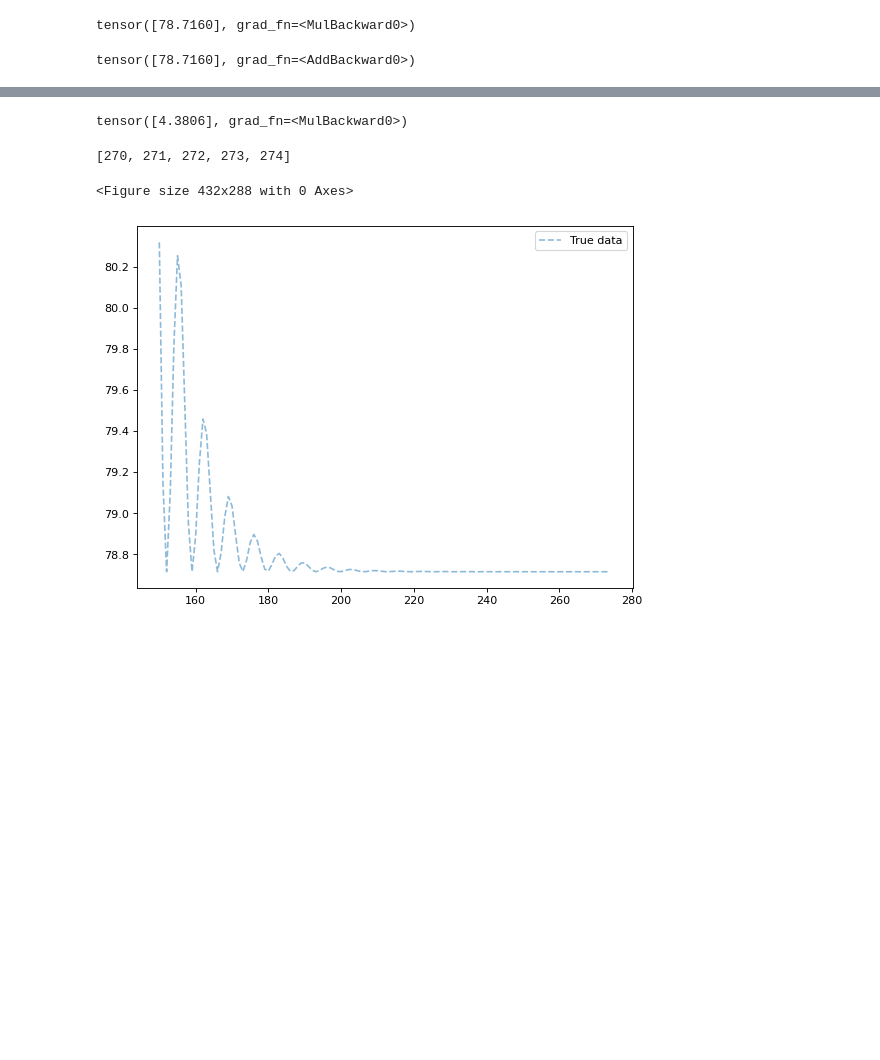
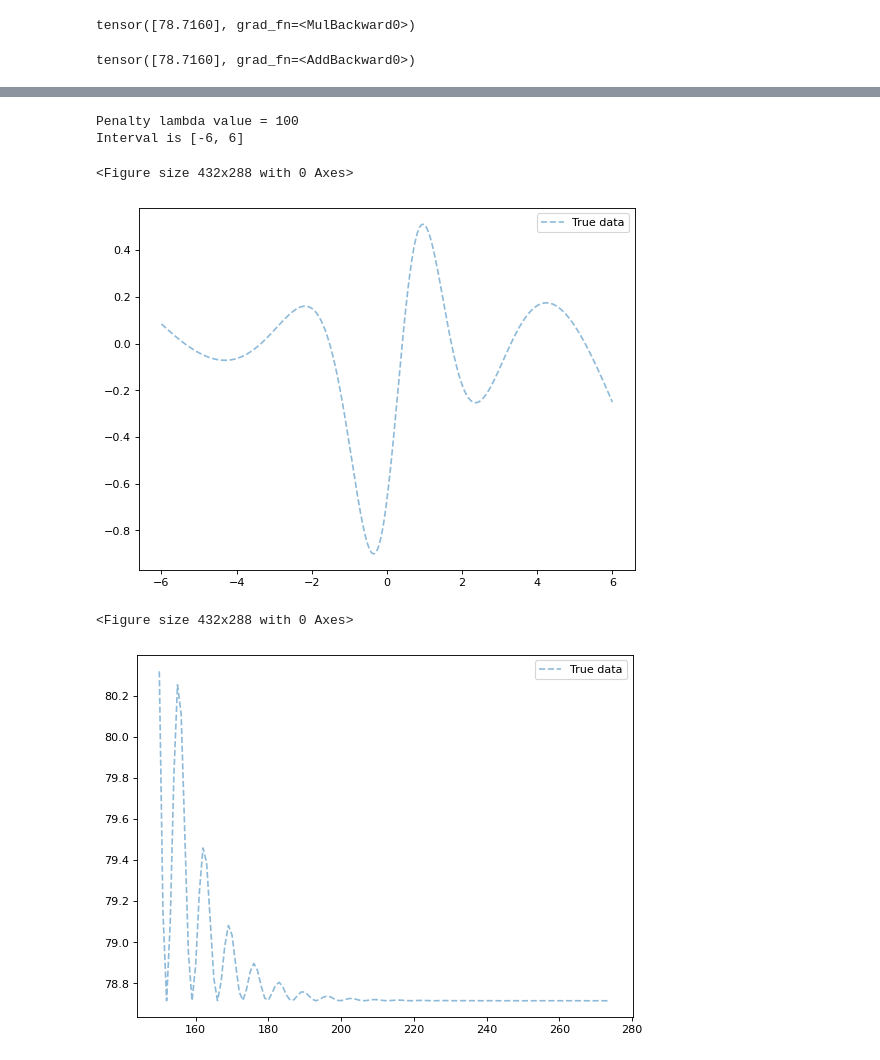
Before and after one commit to trungdoquoc/reu-math-2022, a Jupyter notebook: PyTorch_.ipynb, the cells around one changed output, grey strips where cells are left out. Drawn from its saved outputs; the diff is of its cells as text; code cells hidden in the pictures; blank space fills up the shorter version.

```diff
--- a/PyTorch_.ipynb
+++ b/PyTorch_.ipynb
@@ -15,7 +15,7 @@ import matplotlib.pyplot as plt
 INPUT_SIZE = 1
 OUTPUT_SIZE = 1
 
-LAMBDA_PEN = 10000
+LAMBDA_PEN = 100
 LOWER_BOUND = -6
 UPPER_BOUND = 6
 N_POINTS = 1001
@@ -216,14 +193,18 @@ class Nonlinear(nn.Module):
         # For plotting loss value over epochs:
         x_epochs = []
         y_loss = []
+        y_loss_pen = []
 
         # stopping criterion:
         stop_counter = 0
 
         for epoch in range(num_epochs):
             optimizer.zero_grad()
-            loss = epsilon_Loss_penalty(v_x, self, lambda_pen,
+            loss_pen = epsilon_Loss_penalty(v_x, self, lambda_pen,
                                         lower_bound, upper_bound, n_points)
+            loss = epsilon_Loss(v_x, self,
+                                lower_bound, upper_bound, n_points)
+            y_loss_pen.append(loss_pen)
             y_loss.append(loss)
             x_epochs.append(epoch)
             #check if need to stop training:
@@ -246,7 +227,7 @@ class Nonlinear(nn.Module):
             # Calculate the derivative(loss) w.r.t the model's parameters
             optimizer.step()
 
-        return (x_epochs, y_loss)
+        return (x_epochs, y_loss_pen, y_loss)
 
     def train_network(self, num_epochs, v_x, optimizer,
                                     lower_bound, upper_bound, n_points):
@@ -335,6 +312,16 @@ adam_optimizer = torch.optim.Adam(model.parameters(),
 
 # INIT LOSS FUNCTION: MSE
 # criterion = epsilon_Loss
+# %%
+# PLOT DATA
+def plot_figure(x_val, y_val, x_test=None, predicted=None):
+    plt.clf()
+    plt.figure(figsize=(8, 6), dpi=80)
+    plt.plot(x_val, y_val, '--', label='True data', alpha=0.5)
+    if predicted != None:
+        plt.plot(x_test, predicted, '--', label='Predictions', alpha=0.5)
+    plt.legend(loc='best')
+    plt.show()
 # %%
 graph_val = model.train_network(num_epochs, given_fn, adam_optimizer, LOWER_BOUND, UPPER_BOUND, N_POINTS)
 # %% [output]
@@ -375,4 +365,0 @@ KeyboardInterrupt:
-# %%
-epsilon_Loss(given_fn, model, LOWER_BOUND, UPPER_BOUND, N_POINTS)
-# %% [output]
-tensor([4.3806], grad_fn=<MulBackward0>)
@@ -381,7 +366,25 @@ loss_val = [i.detach().numpy().item() for i in graph_val[1]]
-# %%
-graph_val[0][270:]
-# %% [output]
-[270, 271, 272, 273, 274]
+# %%
+### Model result using epsilon loss function with penalty
+print("Penalty lambda value = " + str(LAMBDA_PEN))
+print("Interval is [{lb}, {ub}]".format(lb=LOWER_BOUND, ub=UPPER_BOUND))
+# Plot 1: The epsilon_loss with lambda penalty:
+
+# Plot 2: The epsilon_loss value when using train with penalty:
+
+# Plot 3: the model's output with input from the interval [LOWER_BOUND, UPPER_BOUND]:
+x_vals = [torch.tensor([i], requires_grad=True, dtype=torch.float) for i in x_train]
+
+model_output = []
+for i in x_vals:
+    model_output.append(model(i).detach().numpy().item())
+
+plot_figure(x_values, model_output)
+# model_output
+# %% [output]
+Penalty lambda value = 100
+Interval is [-6, 6]
+<Figure size 432x288 with 0 Axes>
+[figure, added]
 # %%
 plot_figure(graph_val[0][150:], loss_val[150:])
 # %% [output]
```
Also changed, not shown: parts of 7 cells of this notebook.
